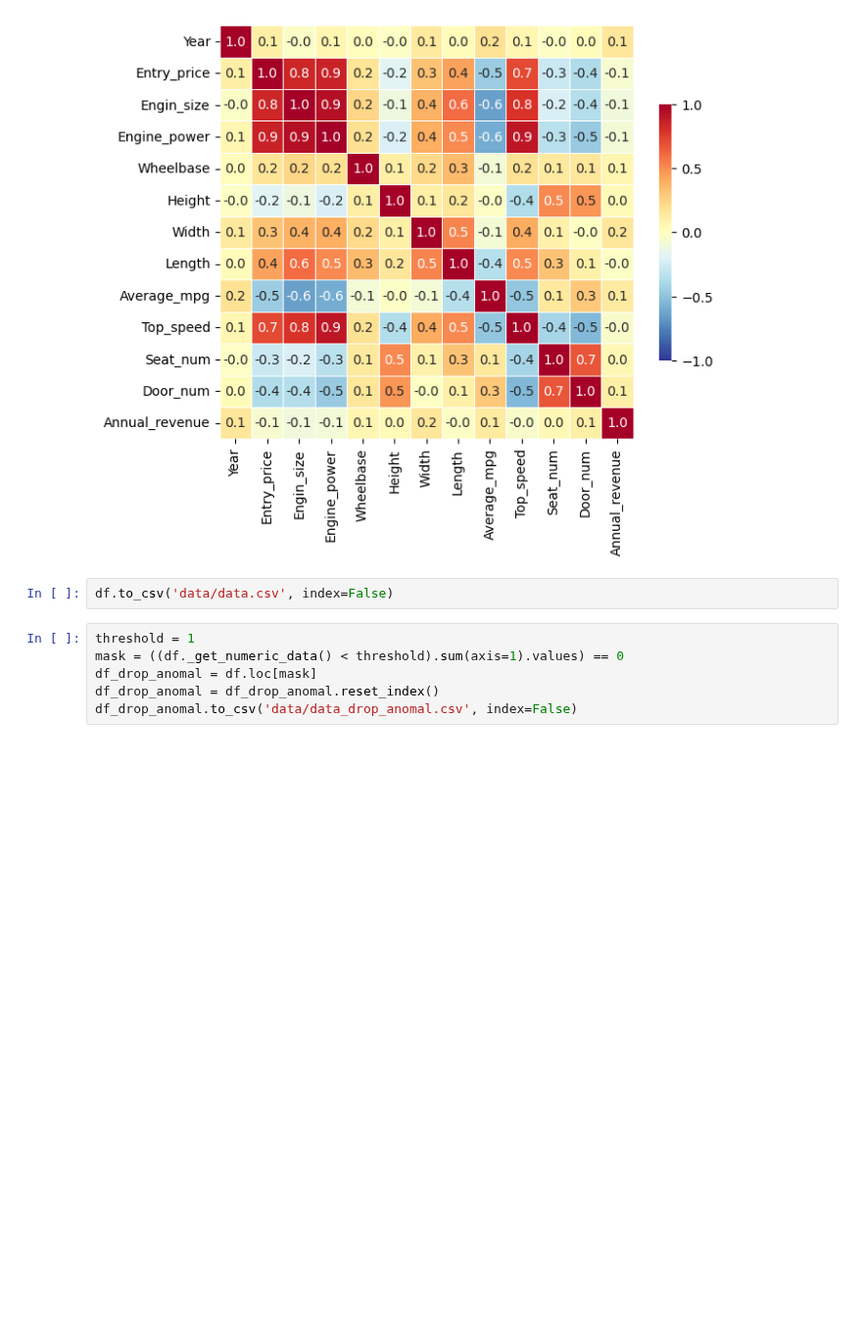
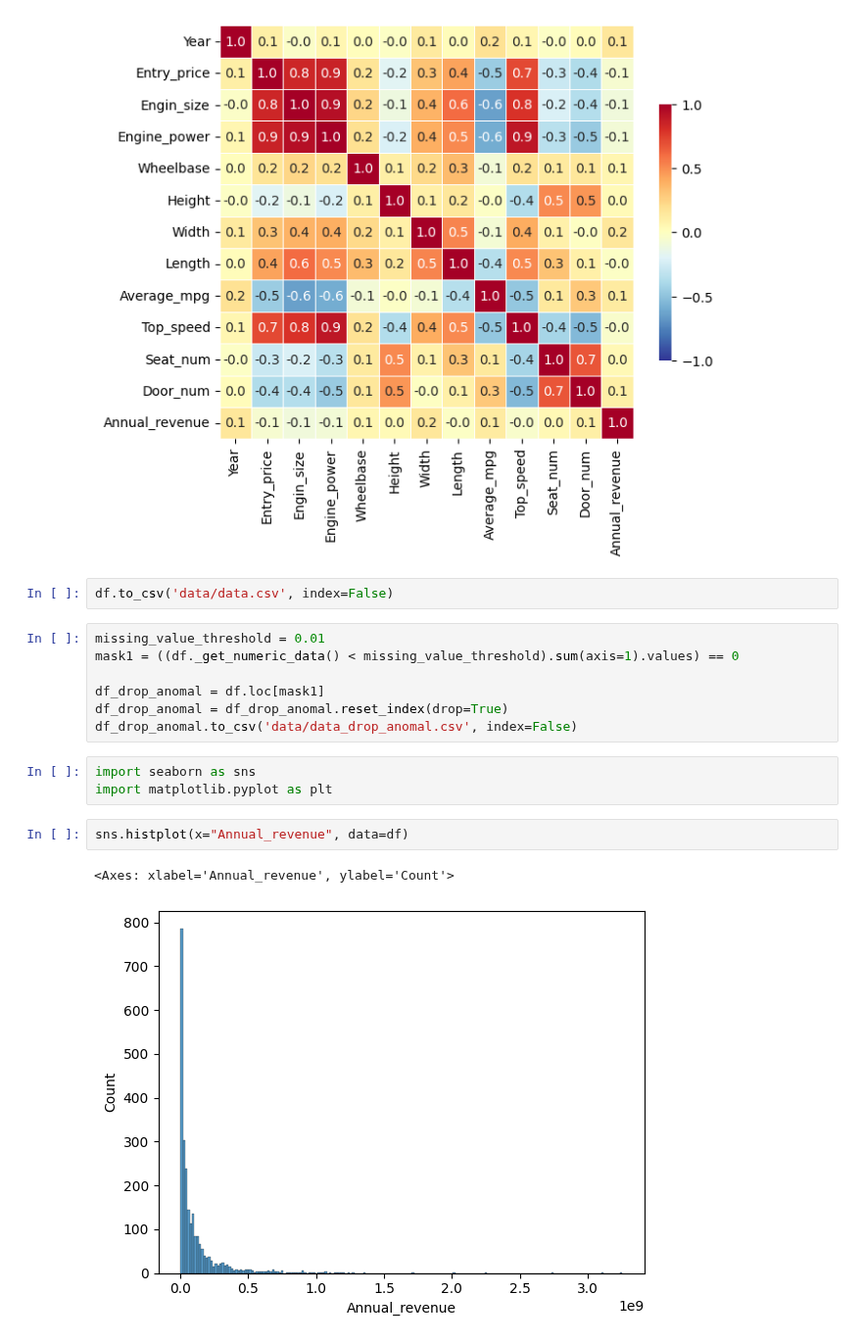
Before and after one commit to boostcampaitech7/level4-cv-finalproject-hackathon-cv-02-lv3, a Jupyter notebook: Surrogate/AutoML/Dongjin/0207_DVM_CAR_data/train_test_split.ipynb, the cells around one changed output. Shown at 98% size. Drawn from its saved outputs; the diff is of its cells as text; blank space fills up the shorter version.

```diff
--- a/Surrogate/AutoML/Dongjin/0207_DVM_CAR_data/train_test_split.ipynb
+++ b/Surrogate/AutoML/Dongjin/0207_DVM_CAR_data/train_test_split.ipynb
@@ -122,8 +122,17 @@ plt.show()
 # %%
 df.to_csv('data/data.csv', index=False)
 # %%
-threshold = 1
-mask = ((df._get_numeric_data() < threshold).sum(axis=1).values) == 0
-df_drop_anomal = df.loc[mask]
-df_drop_anomal = df_drop_anomal.reset_index()
+missing_value_threshold = 0.01
+mask1 = ((df._get_numeric_data() < missing_value_threshold).sum(axis=1).values) == 0
+
+df_drop_anomal = df.loc[mask1]
+df_drop_anomal = df_drop_anomal.reset_index(drop=True)
 df_drop_anomal.to_csv('data/data_drop_anomal.csv', index=False)
+# %%
+import seaborn as sns
+import matplotlib.pyplot as plt
+# %%
+sns.histplot(x="Annual_revenue", data=df)
+# %% [output]
+<Axes: xlabel='Annual_revenue', ylabel='Count'>
+[figure, added]
```
Also changed, not shown: 3 other files.
